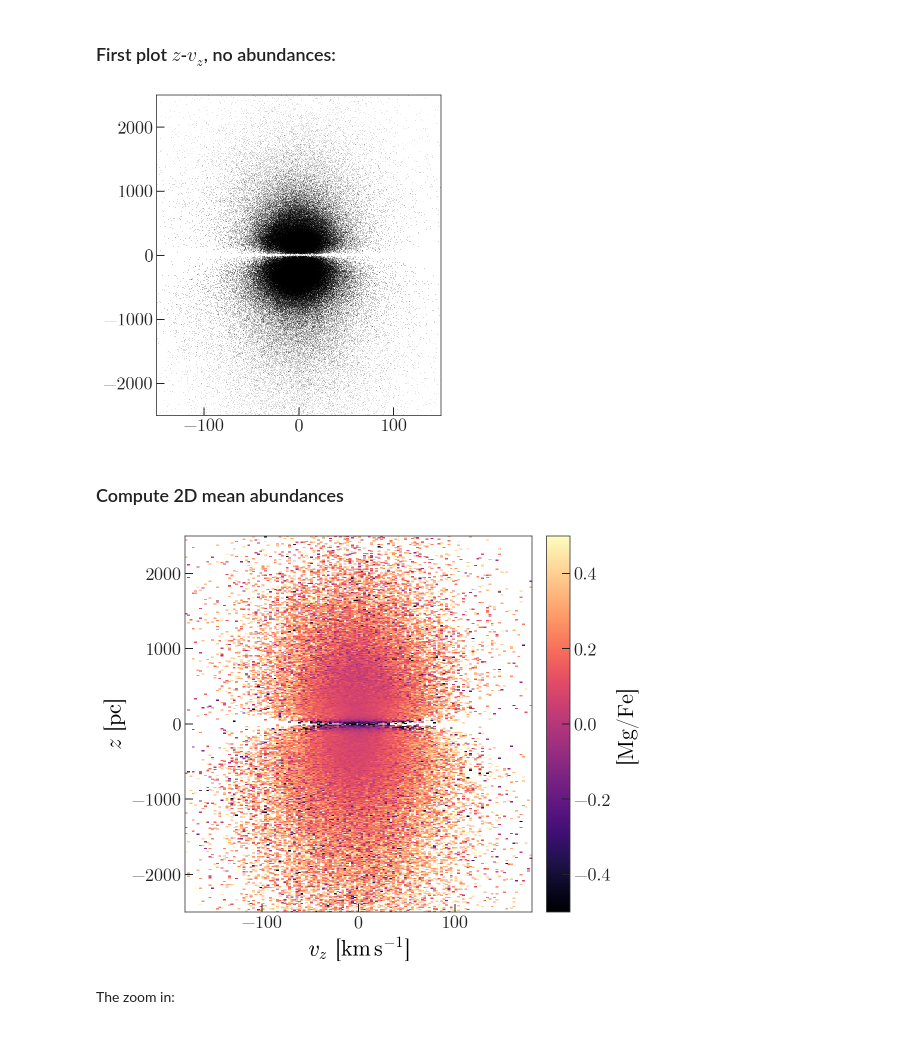
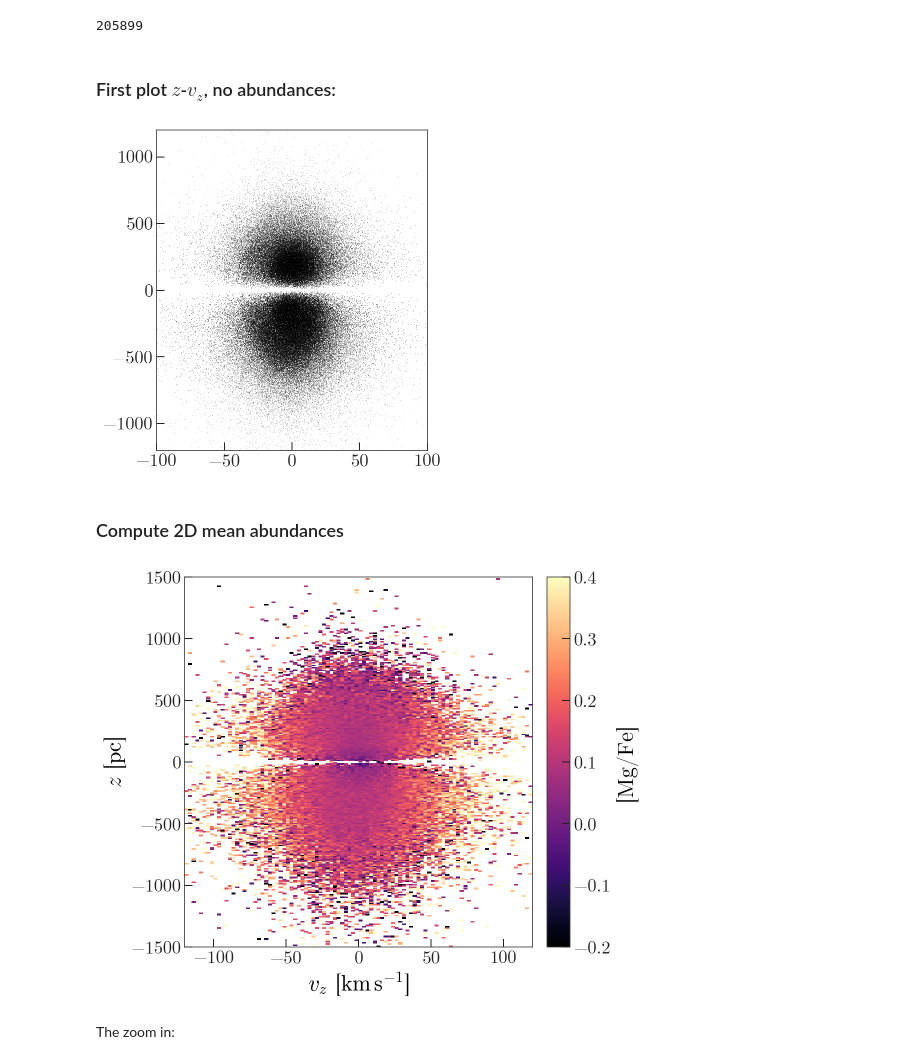
Before and after one commit to davidwhogg/BetterInferenceThroughChemistry, a Jupyter notebook: Galah-demo.ipynb, the cells around one changed output. Saved outputs shown, nothing was run; the diff lists cells and outputs as text; code cells hidden in the pictures.

```diff
--- a/Galah-demo.ipynb
+++ b/Galah-demo.ipynb
@@ -15,6 +15,11 @@ from pyia import GaiaData
 # %%
 galah = GaiaData('/Users/adrian/data/GaiaDR2/GALAH-GaiaDR2-xmatch.fits')
 galah = galah[(galah.parallax / galah.parallax_error) > 6.]
+galah = galah[np.isfinite(galah.teff) & (galah.teff > 4500*u.K) & (galah.teff < 6500*u.K)]
+galah = galah[np.isfinite(galah.logg) & (galah.logg > 3.5)]
+len(galah)
+# %% [output]
+205899
 # %%
 c = galah.get_skycoord(radial_velocity=galah.rv_synt)
 # %%
@@ -26,34 +31,34 @@ fig, ax = plt.subplots(1, 1, figsize=(5, 5))
 ax.plot(galcen.v_z.to(u.km/u.s).value,
         galcen.z.to(u.pc).value,
         marker=',', ls='none', color='k', alpha=0.4)
-ax.set_xlim(-150, 150)
-ax.set_ylim(-2500, 2500)
+ax.set_xlim(-100, 100)
+ax.set_ylim(-1200, 1200)
 fig.tight_layout()
 # %% [output]
-[figure, old version]
+[figure, new version]
 # %% [markdown]
 ### Compute 2D mean abundances
 # %%
 stat = binned_statistic_2d(galcen.v_z.to(u.km/u.s).value,
                            galcen.z.to(u.pc).value,
                            galah.mg_fe,
-                           bins=(np.arange(-180, 180+1e-3, 2.5),
-                                 np.arange(-2500, 2500+1e-3, 10)),
+                           bins=(np.arange(-120, 120+1e-3, 2.5),
+                                 np.arange(-1500, 1500+1e-3, 10)),
                            statistic=np.nanmean)
 # %%
 fig, ax = plt.subplots(1, 1, figsize=(7.5, 6),
                        constrained_layout=True)
 
 cs = ax.pcolormesh(stat.x_edge, stat.y_edge, stat.statistic.T,
-                   vmin=-0.5, vmax=0.5, cmap='magma')
+                   vmin=-0.2, vmax=0.4, cmap='magma')
 
 ax.set_xlabel('$v_z$ [{0:latex_inline}]'.format(u.km/u.s))
 ax.set_ylabel('$z$ [{0:latex_inline}]'.format(u.pc))
 
 cb = fig.colorbar(cs)
 cb.set_label('[Mg/Fe]')
 # %% [output]
-[figure, old version]
+[figure, new version]
 # %% [markdown]
 The zoom in:
 # %%
```
Also changed, not shown: parts of 1 cell of this notebook.
